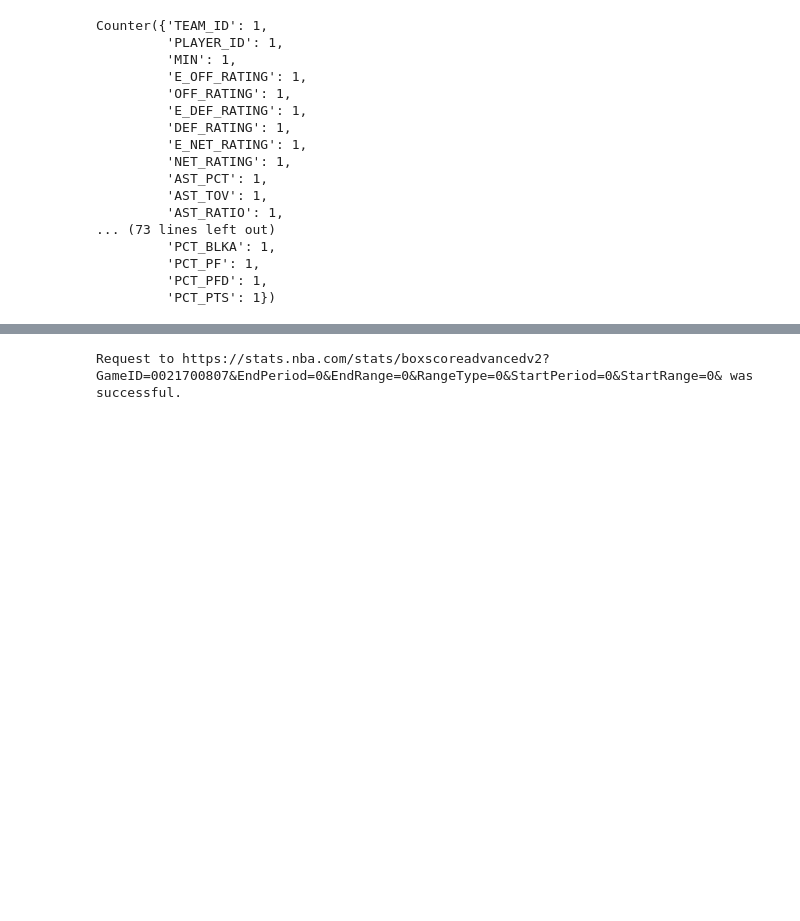
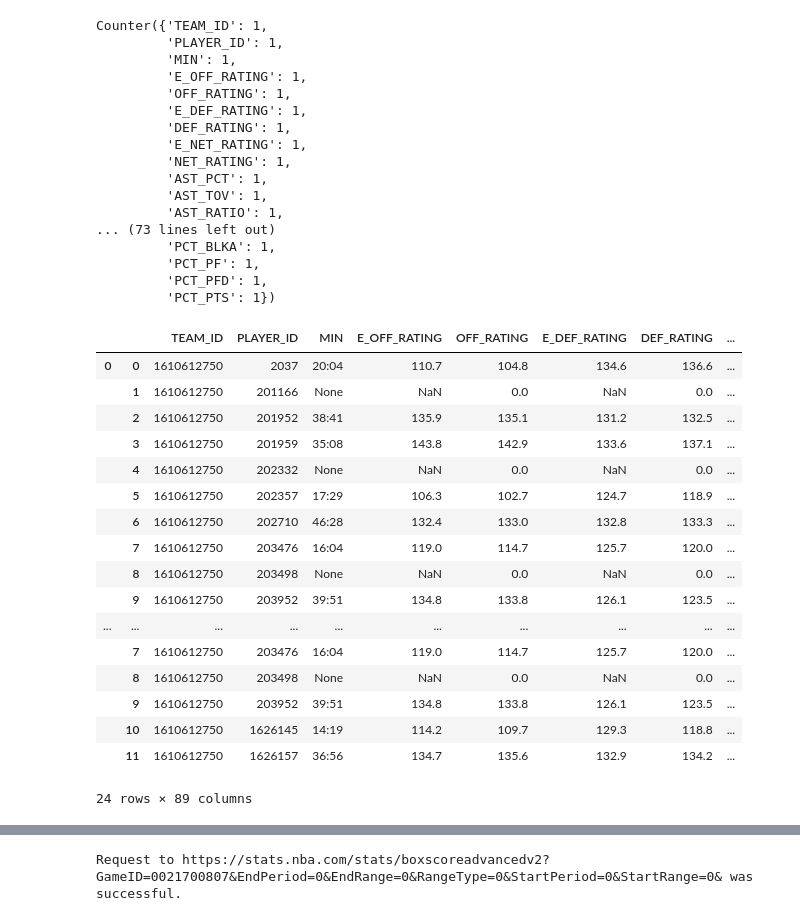
Before and after one commit to gosebastian12/NBA_betting_analysis, a Jupyter notebook: playground/nba_api.ipynb, the cells around one changed output, grey strips where cells are left out. Cells and saved outputs as stored; diff of their text form; code cells hidden in the pictures; blank space fills up the shorter version.

```diff
--- a/playground/nba_api.ipynb
+++ b/playground/nba_api.ipynb
@@ -312,3 +282,26 @@ Counter({'TEAM_ID': 1,
          'PCT_PF': 1,
          'PCT_PFD': 1,
          'PCT_PTS': 1})
+# %%
+away_away = pd.concat([away_final , away_final] , keys=[0,1])
+# %%
+away_away
+# %% [output]
+|  |  | TEAM_ID | PLAYER_ID | MIN | E_OFF_RATING | OFF_RATING | E_DEF_RATING | DEF_RATING | ... |
+| 0 | 0 | 1610612750 | 2037 | 20:04 | 110.7 | 104.8 | 134.6 | 136.6 | ... |
+|  | 1 | 1610612750 | 201166 | None | NaN | 0.0 | NaN | 0.0 | ... |
+|  | 2 | 1610612750 | 201952 | 38:41 | 135.9 | 135.1 | 131.2 | 132.5 | ... |
+|  | 3 | 1610612750 | 201959 | 35:08 | 143.8 | 142.9 | 133.6 | 137.1 | ... |
+|  | 4 | 1610612750 | 202332 | None | NaN | 0.0 | NaN | 0.0 | ... |
+|  | 5 | 1610612750 | 202357 | 17:29 | 106.3 | 102.7 | 124.7 | 118.9 | ... |
+|  | 6 | 1610612750 | 202710 | 46:28 | 132.4 | 133.0 | 132.8 | 133.3 | ... |
+|  | 7 | 1610612750 | 203476 | 16:04 | 119.0 | 114.7 | 125.7 | 120.0 | ... |
+|  | 8 | 1610612750 | 203498 | None | NaN | 0.0 | NaN | 0.0 | ... |
+|  | 9 | 1610612750 | 203952 | 39:51 | 134.8 | 133.8 | 126.1 | 123.5 | ... |
+| ... | ... | ... | ... | ... | ... | ... | ... | ... | ... |
+|  | 7 | 1610612750 | 203476 | 16:04 | 119.0 | 114.7 | 125.7 | 120.0 | ... |
+|  | 8 | 1610612750 | 203498 | None | NaN | 0.0 | NaN | 0.0 | ... |
+|  | 9 | 1610612750 | 203952 | 39:51 | 134.8 | 133.8 | 126.1 | 123.5 | ... |
+|  | 10 | 1610612750 | 1626145 | 14:19 | 114.2 | 109.7 | 129.3 | 118.8 | ... |
+|  | 11 | 1610612750 | 1626157 | 36:56 | 134.7 | 135.6 | 132.9 | 134.2 | ... |
+24 rows × 89 columns
```
Also changed, not shown: parts of 37 cells of this notebook, 3 other files.
